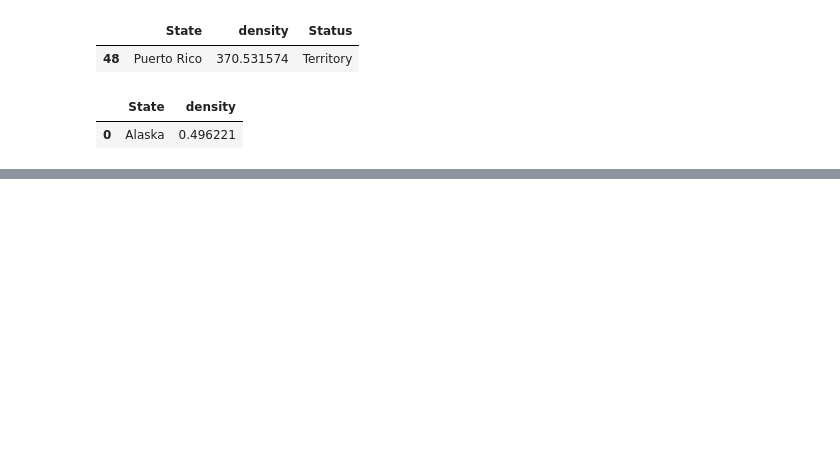
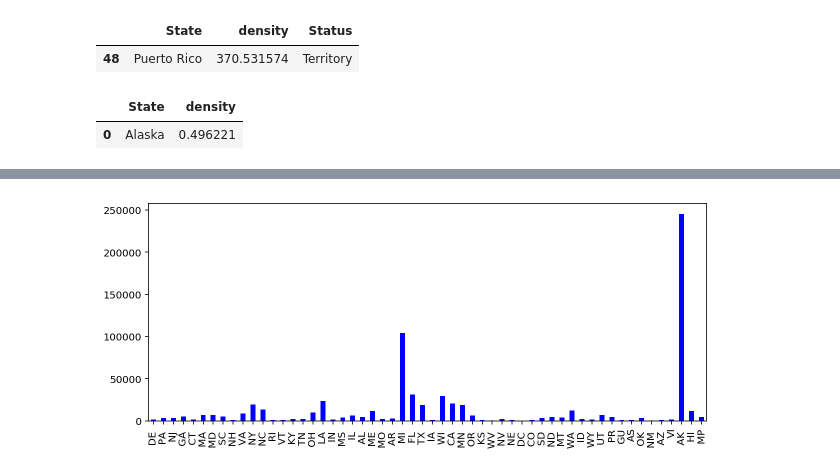
Before and after one commit to AnishSenthilkumar/ds_1300_notebooks, a Jupyter notebook: work/02_assignment.ipynb, the cells around one changed output, grey strips where cells are left out. Cells and saved outputs as stored; diff of their text form; code cells hidden in the pictures; blank space fills up the shorter version.

```diff
--- a/work/02_assignment.ipynb
+++ b/work/02_assignment.ipynb
@@ -184,6 +192,5 @@ SyntaxError: invalid syntax (<ipython-input-134-673f51fd8559>, line 4)
 # %%
-%config InlineBackend.figure_format = 'retina'
-plot = table[['Area_water','Abbreviation']].plot(kind='bar',color=['blue'],figure=(10,4))
-plot.set_sticklabels(newdataset['Abbreviatiom']):
+plot = table['Area_water'].plot(kind='bar',color=['blue'],figsize=(10,4))
+plot.set_xticklabels(table['Abbreviation'])
 plot
 # %% [output]
@@ -190,0 +198 @@ SyntaxError: invalid syntax (<ipython-input-132-bfa5c031e901>, line 3)
+[figure, added]
```
Also changed, not shown: parts of 13 cells of this notebook.
